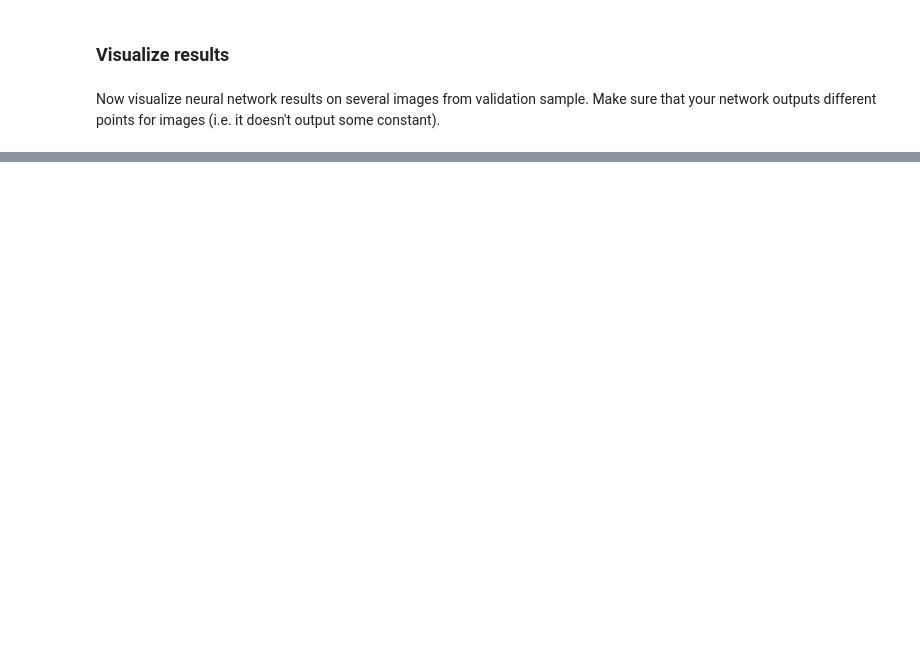
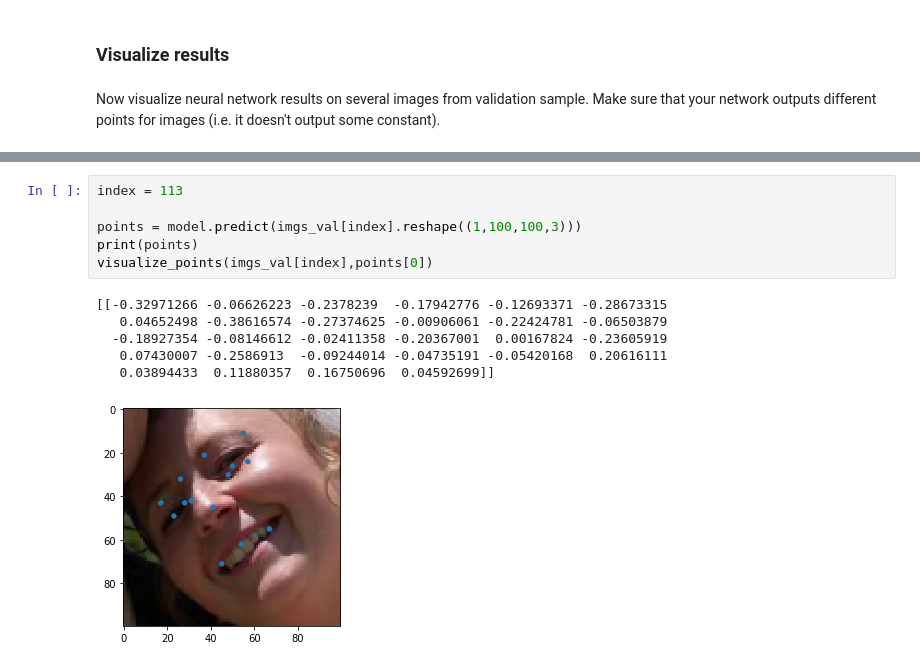
Before and after one commit to cr-bharath/Deep-learning-in-Computer-Vision-Coursera, a Jupyter notebook: Week2/Facial keypoints.ipynb, the cells around one changed output, grey strips where cells are left out. Cells and saved outputs as stored; diff of their text form; blank space fills up the shorter version.

```diff
--- a/Week2/Facial keypoints.ipynb
+++ b/Week2/Facial keypoints.ipynb
@@ -290,0 +244,13 @@ visualize_points(imgs_val[11],points[0])
+# %%
+index = 113
+
+points = model.predict(imgs_val[index].reshape((1,100,100,3)))
+print(points)
+visualize_points(imgs_val[index],points[0])
+# %% [output]
+[[-0.32971266 -0.06626223 -0.2378239  -0.17942776 -0.12693371 -0.28673315
+   0.04652498 -0.38616574 -0.27374625 -0.00906061 -0.22424781 -0.06503879
+  -0.18927354 -0.08146612 -0.02411358 -0.20367001  0.00167824 -0.23605919
+   0.07430007 -0.2586913  -0.09244014 -0.04735191 -0.05420168  0.20616111
+   0.03894433  0.11880357  0.16750696  0.04592699]]
+[figure, added]
```
Also changed, not shown: parts of 4 cells of this notebook.
